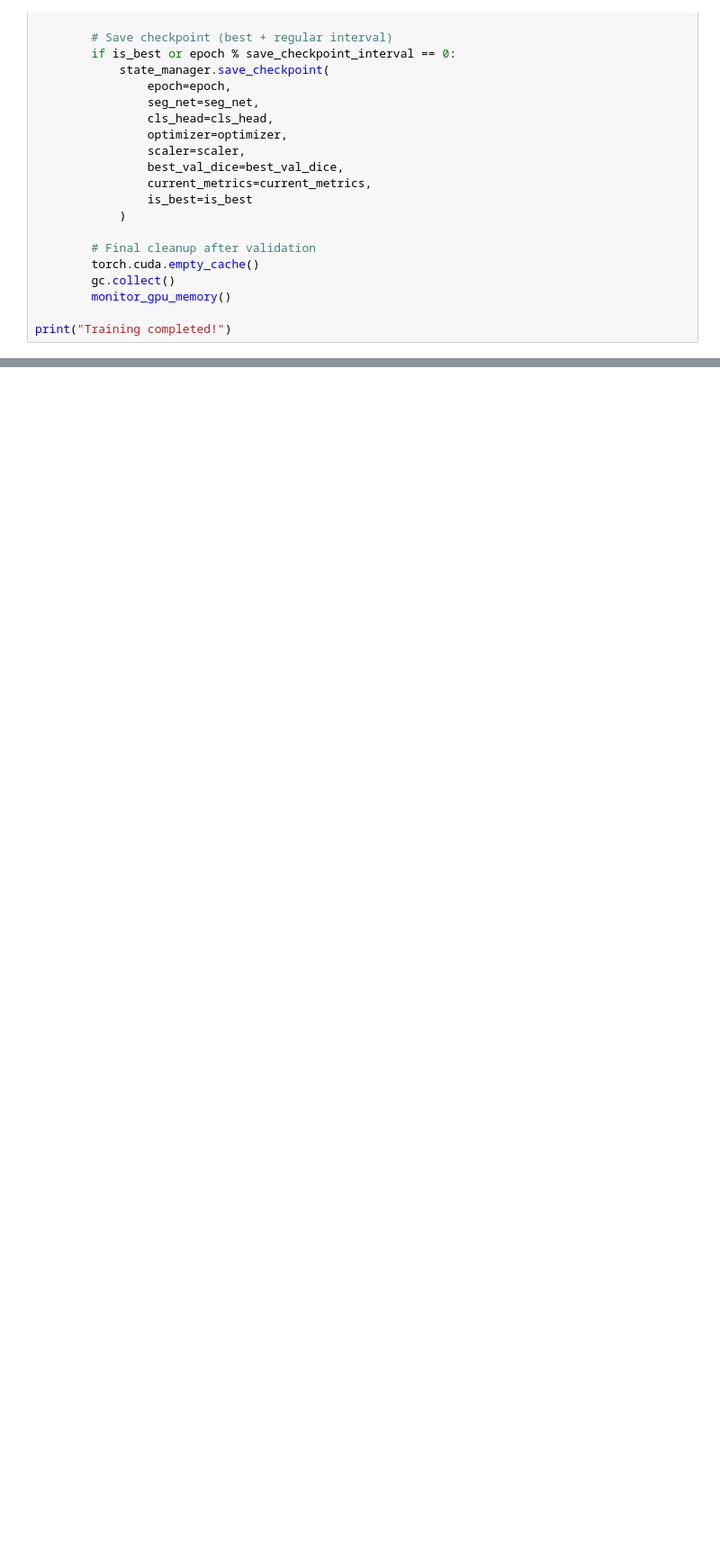
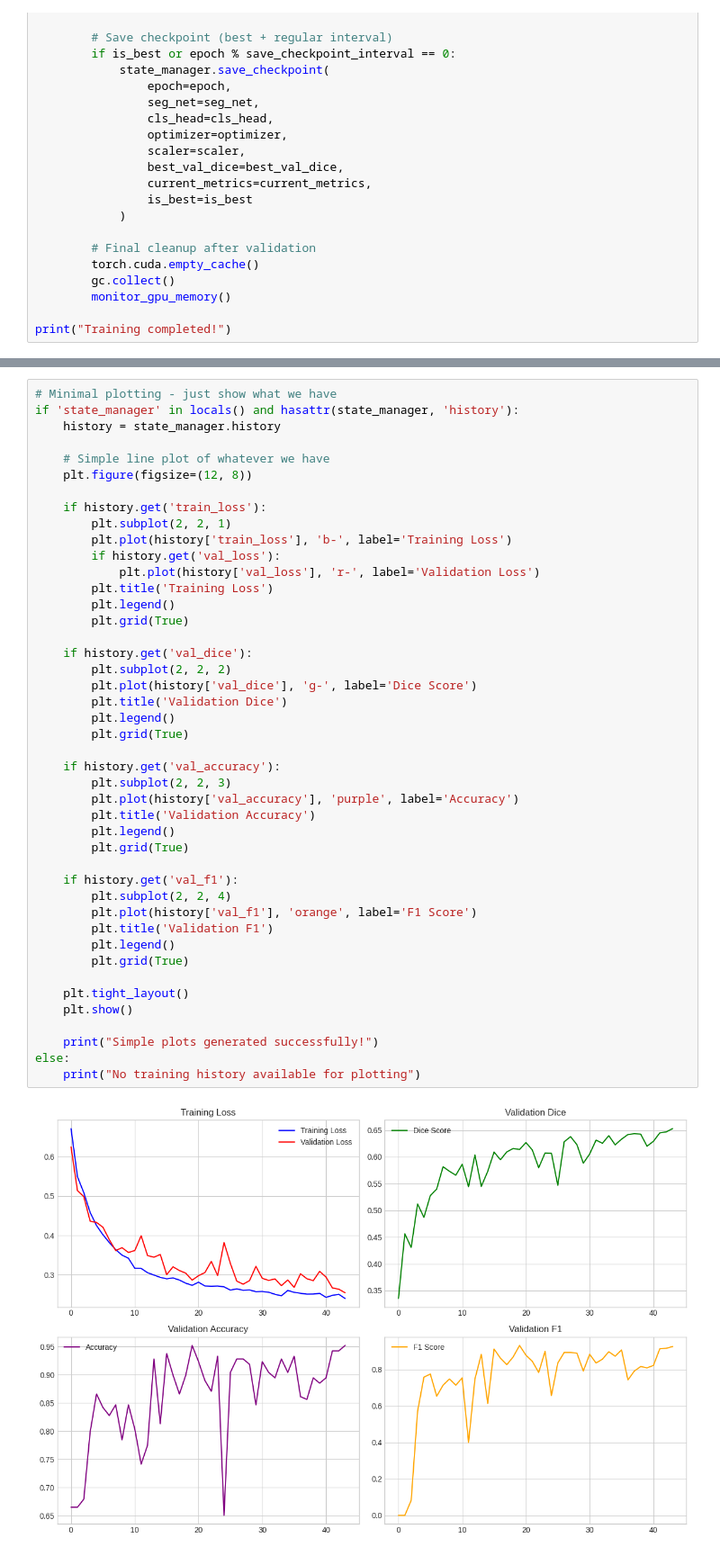
Before and after one commit to kundan1974/DHAI-Brain-Segmentation, a Jupyter notebook: monai-dualtask-training_ubuntu_office.ipynb, the cells around one changed output, grey strips where cells are left out. Shown at 90% size. Cells and saved outputs as stored; diff of their text form; blank space fills up the shorter version.

Commit message:
office training

```diff
--- a/monai-dualtask-training_ubuntu_office.ipynb
+++ b/monai-dualtask-training_ubuntu_office.ipynb
@@ -1171,0 +1409,46 @@ else:
+# %%
+# Minimal plotting - just show what we have
+if 'state_manager' in locals() and hasattr(state_manager, 'history'):
+    history = state_manager.history
+
+    # Simple line plot of whatever we have
+    plt.figure(figsize=(12, 8))
+
+    if history.get('train_loss'):
+        plt.subplot(2, 2, 1)
+        plt.plot(history['train_loss'], 'b-', label='Training Loss')
+        if history.get('val_loss'):
+            plt.plot(history['val_loss'], 'r-', label='Validation Loss')
+        plt.title('Training Loss')
+        plt.legend()
+        plt.grid(True)
+
+    if history.get('val_dice'):
+        plt.subplot(2, 2, 2)
+        plt.plot(history['val_dice'], 'g-', label='Dice Score')
+        plt.title('Validation Dice')
+        plt.legend()
+        plt.grid(True)
+
+    if history.get('val_accuracy'):
+        plt.subplot(2, 2, 3)
+        plt.plot(history['val_accuracy'], 'purple', label='Accuracy')
+        plt.title('Validation Accuracy')
+        plt.legend()
+        plt.grid(True)
+
+    if history.get('val_f1'):
+        plt.subplot(2, 2, 4)
+        plt.plot(history['val_f1'], 'orange', label='F1 Score')
+        plt.title('Validation F1')
+        plt.legend()
+        plt.grid(True)
+
+    plt.tight_layout()
+    plt.show()
+
+    print("Simple plots generated successfully!")
+else:
+    print("No training history available for plotting")
+# %% [output]
+[figure, added]
```
Also changed, not shown: parts of 12 cells of this notebook.
